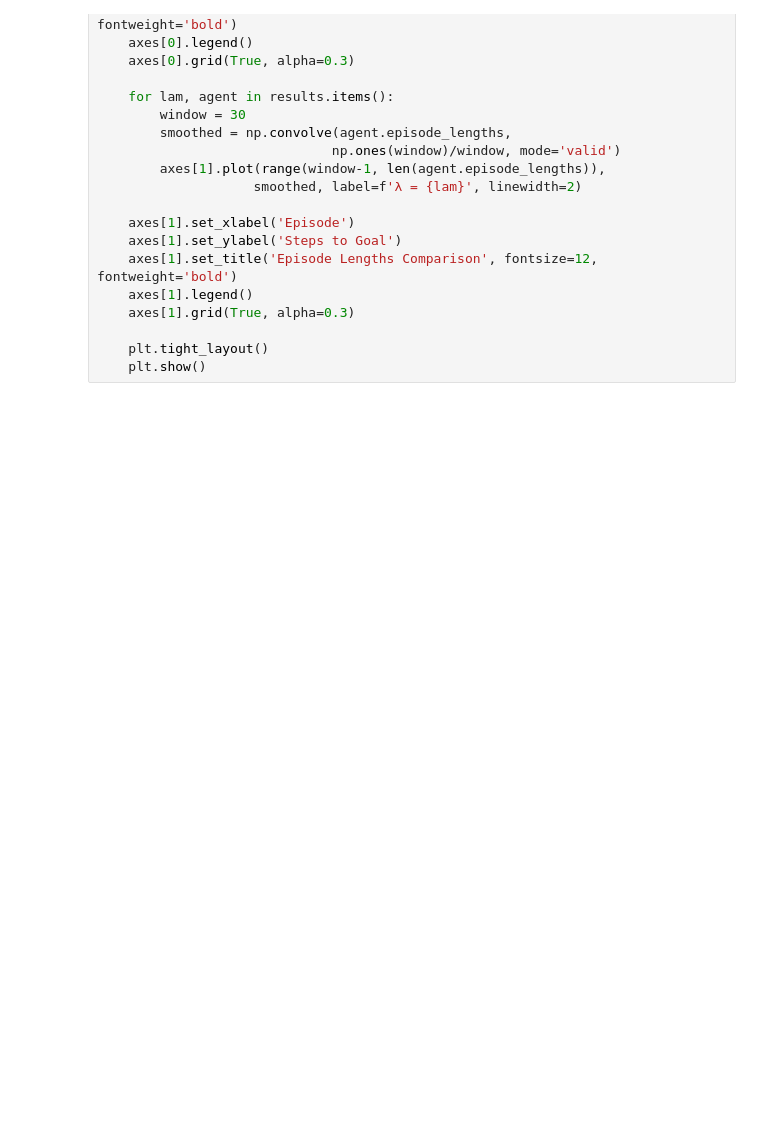
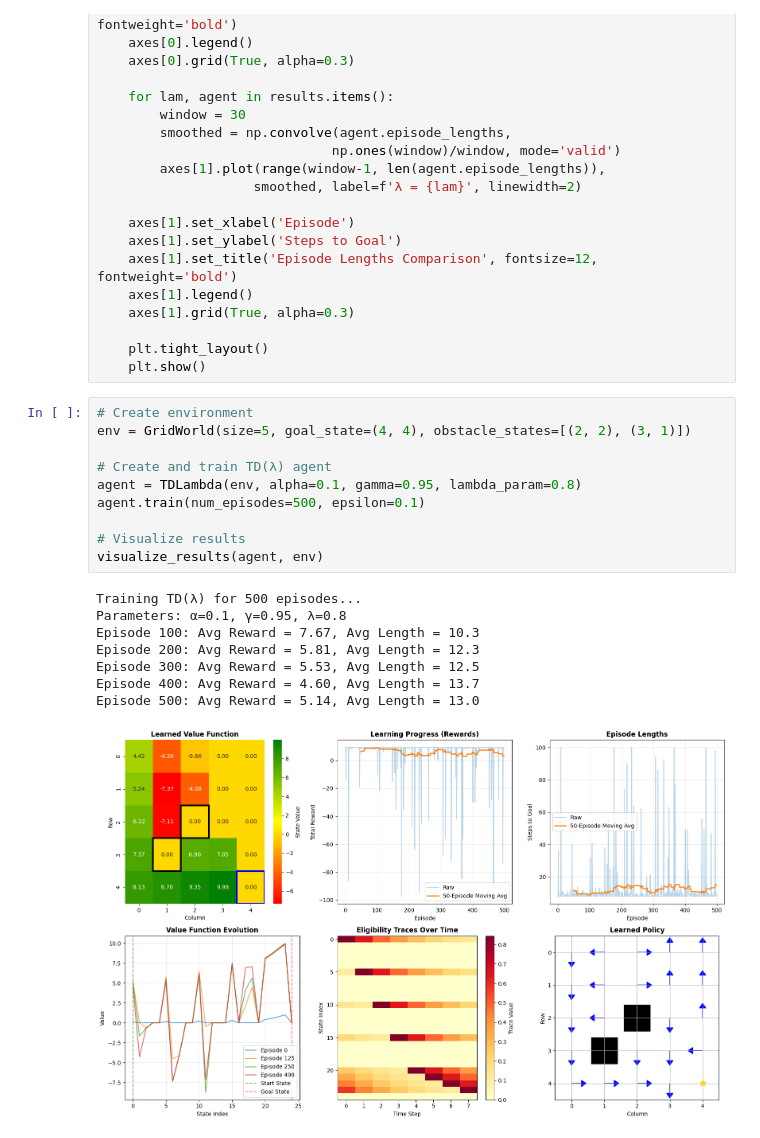
Before and after one commit to Abhijith-E/ReinforcementLearning, a Jupyter notebook: Lab9.ipynb, the cells around one changed output. Saved outputs shown, nothing was run; the diff lists cells and outputs as text; blank space fills up the shorter version.

Commit message:
feat: add main training experiment with dual obstacles
- Train TD(λ) agent on 5x5 grid with two obstacles
- Use standard hyperparameters (α=0.1, γ=0.95, λ=0.8)
- Run for 500 episodes with ε=0.1 exploration
- Visualize comprehensive results

```diff
--- a/Lab9.ipynb
+++ b/Lab9.ipynb
@@ -382,3 +382,22 @@ def compare_lambda_values():
 
     plt.tight_layout()
     plt.show()
+# %%
+# Create environment
+env = GridWorld(size=5, goal_state=(4, 4), obstacle_states=[(2, 2), (3, 1)])
+
+# Create and train TD(λ) agent
+agent = TDLambda(env, alpha=0.1, gamma=0.95, lambda_param=0.8)
+agent.train(num_episodes=500, epsilon=0.1)
+
+# Visualize results
+visualize_results(agent, env)
+# %% [output]
+Training TD(λ) for 500 episodes...
+Parameters: α=0.1, γ=0.95, λ=0.8
+Episode 100: Avg Reward = 7.67, Avg Length = 10.3
+Episode 200: Avg Reward = 5.81, Avg Length = 12.3
+Episode 300: Avg Reward = 5.53, Avg Length = 12.5
+Episode 400: Avg Reward = 4.60, Avg Length = 13.7
+Episode 500: Avg Reward = 5.14, Avg Length = 13.0
+[figure, added]
```
